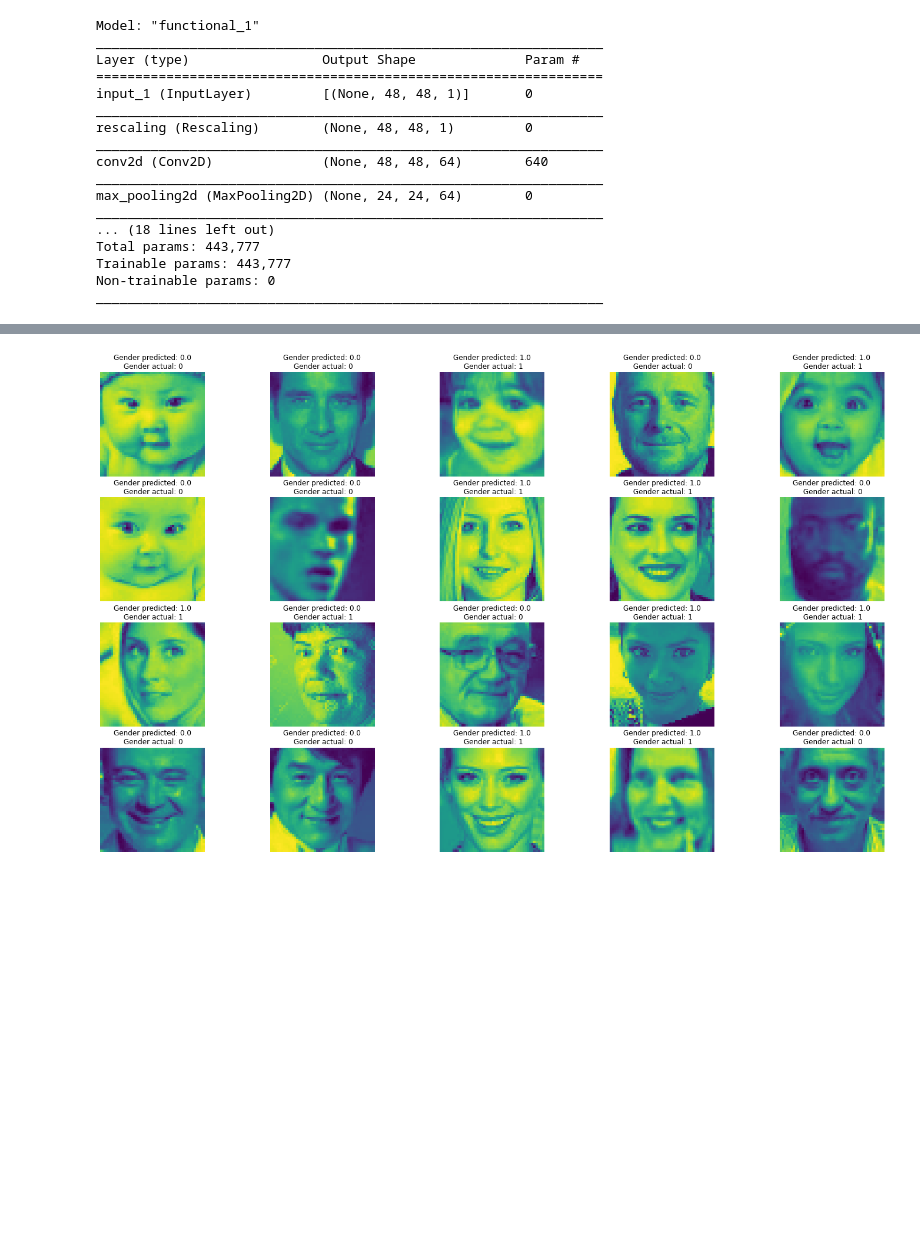
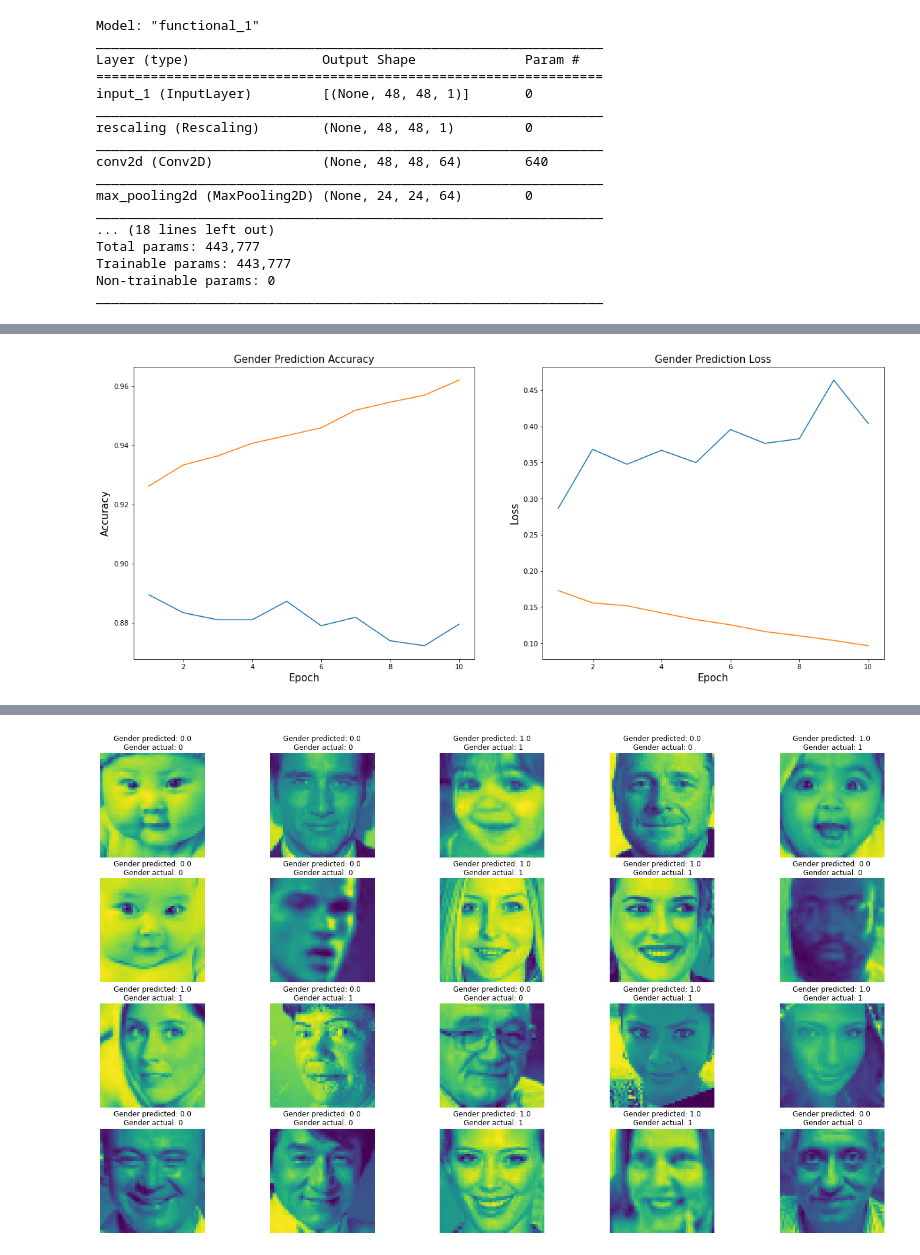
Before and after one commit to aydin-hasanli/age_gender_prediction, a Jupyter notebook: EDA.ipynb, the cells around one changed output, grey strips where cells are left out. Saved outputs shown, nothing was run; the diff lists cells and outputs as text; code cells hidden in the pictures; blank space fills up the shorter version.

```diff
--- a/EDA.ipynb
+++ b/EDA.ipynb
@@ -552,2 +579,19 @@ Epoch 10/10
+# %%
+fig, ax = plt.subplots(1,2, figsize=(20,8))
+gender_history.history
+l=np.arange(1,len(gender_history.history['val_loss'])+1)
+ax[0].plot(l, gender_history.history['val_accuracy'])
+ax[0].plot(l, gender_history.history['accuracy'])
+ax[0].set_title('Gender Prediction Accuracy', fontsize=15)
+ax[0].set_xlabel('Epoch', fontsize=15)
+ax[0].set_ylabel('Accuracy', fontsize=15);
+l1=np.arange(1,len(gender_history.history['val_loss'])+1)
+ax[1].plot(l1, gender_history.history['val_loss'])
+ax[1].plot(l1, gender_history.history['loss'])
+ax[1].set_title('Gender Prediction Loss', fontsize=15)
+ax[1].set_xlabel('Epoch', fontsize=15)
+ax[1].set_ylabel('Loss', fontsize=15);
+# %% [output]
+[figure, added]
 # %%
 score = gender_model.evaluate(X_test, y_test, verbose=0)
```
Also changed, not shown: parts of 12 cells of this notebook, 4 other files.
